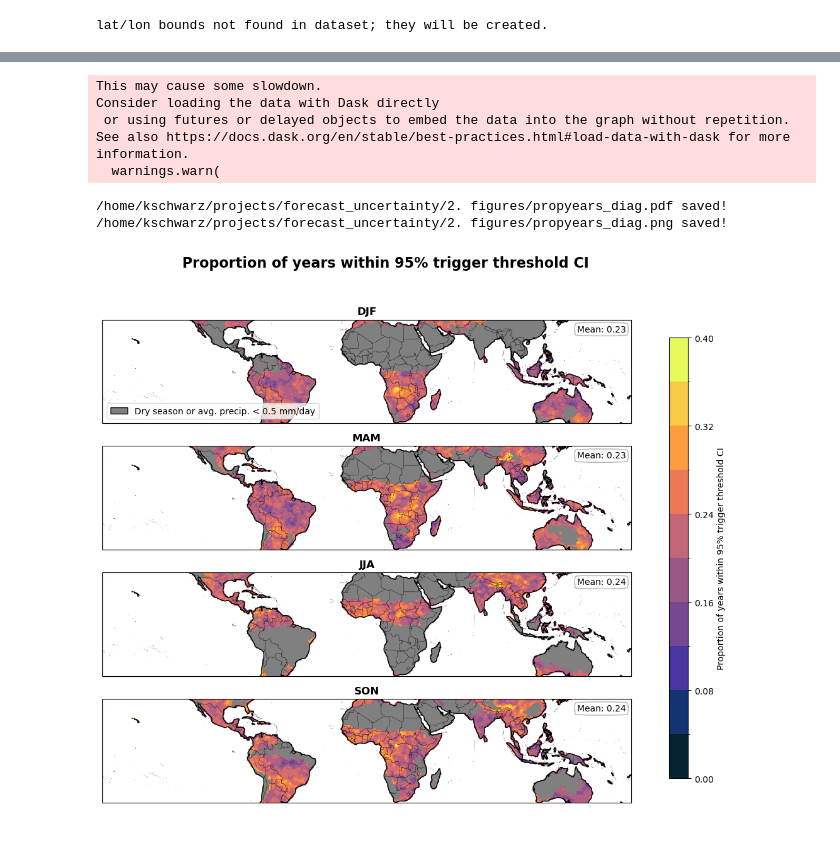
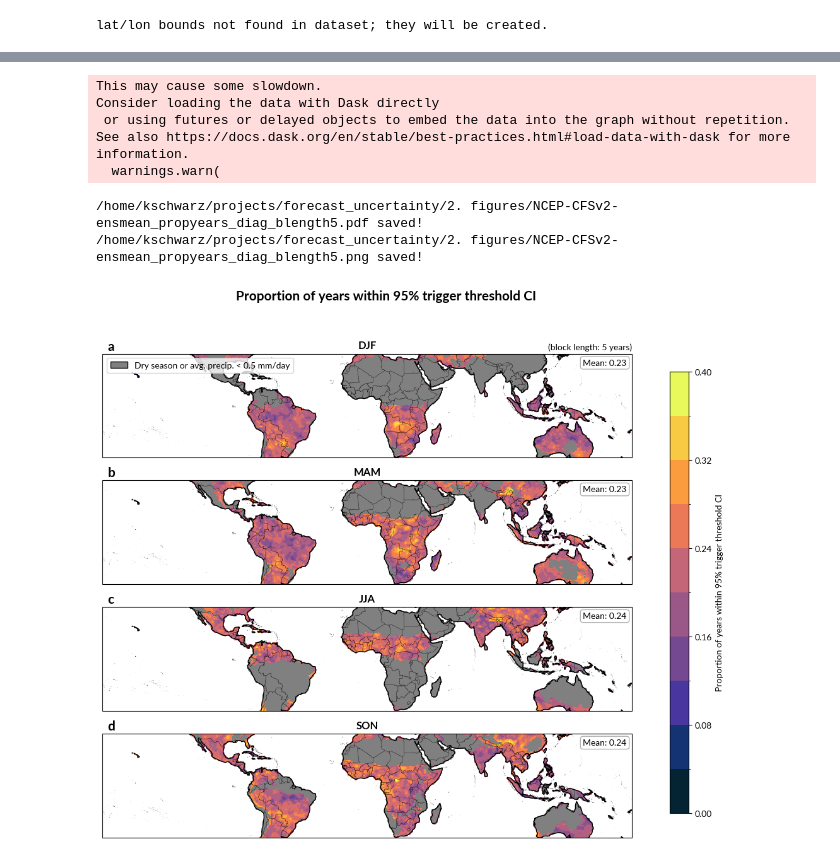
Before and after one commit to ccsfist/forecast_uncertainty, a Jupyter notebook: code/fig-diag_nyears.ipynb, the cells around one changed output, grey strips where cells are left out. Cells and saved outputs as stored; diff of their text form; code cells hidden in the pictures.

Commit message:
fix propyears diagnostic maps

```diff
--- a/code/fig-diag_nyears.ipynb
+++ b/code/fig-diag_nyears.ipynb
@@ -10,6 +10,7 @@ import geopandas as gpd
 import os
 import glob
 import re
+import string
 from matplotlib import pyplot as plt
 from matplotlib import patches as mpatches
 import matplotlib as mpl
@@ -24,6 +25,15 @@ from funcs_support import get_params,get_filepaths, utility_print, utility_save,
 from funcs_aux import get_landmask
 
 dir_list = get_params()
+
+mpl.font_manager.fontManager.addfont(dir_list['aux'] + "fonts/Lato-Regular.ttf")
+mpl.font_manager.fontManager.addfont(dir_list['aux'] + "fonts/Lato-Bold.ttf")
+
+mpl.rcParams.update({
+    "font.family": "Lato",
+})
+
+subplot_lettering = string.ascii_lowercase #string.ascii_lowercase
 # %%
 client = Client()
 display(client)
@@ -120,10 +115,10 @@ seas_thresh = 0.5 # mm/day
 
 fig = plt.figure(figsize=(12,10))
 
-block_size = 5
+block_length = 5
 
 save_fig = True
-output_fn = dir_list['figs']+'propyears_diag'
+output_fn = f'{dir_list['figs']}{proc_source}_propyears_diag_blength{block_length}'
 
 var = 'propyears_within_ci'
 
@@ -175,35 +170,41 @@ for seas_idx,seas in enumerate(['DJF','MAM','JJA','SON']):
 
     # Country borders
     # Add to plot (subset_params in slice format)
     gdf.cx[subset_params['lon'],subset_params['lat']].plot(ax=ax,facecolor='none',edgecolor='k',
                                                        linestyle='-',linewidth=0.15,
                                                        transform=ccrs.PlateCarree())
     ax.set_extent([subset_params['lon'].start,
                    subset_params['lon'].stop,
                    subset_params['lat'].start,
                    subset_params['lat'].stop])
 
     if seas_idx == 0:
         ax.legend(handles=[mpatches.Patch(facecolor='grey',edgecolor='k',
-                                          label=f'Dry season or avg. precip. < {str(seas_thresh)} mm/day')],loc='lower left')
+                                          label=f'Dry season or avg. precip. < {str(seas_thresh)} mm/day')],loc='upper left')
+        ax.annotate(f'(block length: {block_length} years)',
+                        (1,1.025),xycoords = 'axes fraction',
+                        ha='right',va='bottom',
+                        fontsize=10)
+    ax.annotate(subplot_lettering[seas_idx],(0.01,1.01),xycoords = 'axes fraction',
+                        fontweight='bold',fontsize=15,va='bottom')
 
 fig.subplots_adjust(right=0.825)
 cax = fig.add_axes([0.875, 0.15, 0.025, 0.7])
 levels = mpl.ticker.MaxNLocator(nbins=cbar_params[var]['levels']).tick_values(cbar_params[var]['vmin'],cbar_params[var]['vmax'])
 norm = mpl.colors.BoundaryNorm(levels, ncolors=cbar_params[var]['cmap'].N, clip=True)
 sm = plt.cm.ScalarMappable(cmap=cbar_params[var]['cmap'],norm=norm)
 plt.colorbar(sm,cax=cax,label=labels[var])
 
 
-plt.suptitle(labels[var],fontweight='bold',fontsize=16)
+plt.suptitle(labels[var],fontweight='bold',fontsize=15)
 if save_fig:
     utility_print(output_fn)
 # %% [output]
 This may cause some slowdown.
 Consider loading the data with Dask directly
  or using futures or delayed objects to embed the data into the graph without repetition.
 See also https://docs.dask.org/en/stable/best-practices.html#load-data-with-dask for more information.
   warnings.warn(
-/home/kschwarz/projects/forecast_uncertainty/2. figures/propyears_diag.pdf saved!
-/home/kschwarz/projects/forecast_uncertainty/2. figures/propyears_diag.png saved!
+/home/kschwarz/projects/forecast_uncertainty/2. figures/NCEP-CFSv2-ensmean_propyears_diag_blength5.pdf saved!
+/home/kschwarz/projects/forecast_uncertainty/2. figures/NCEP-CFSv2-ensmean_propyears_diag_blength5.png saved!
-[figure, old version]
+[figure, new version]
```
Also changed, not shown: parts of 3 cells of this notebook, 6 other files.
